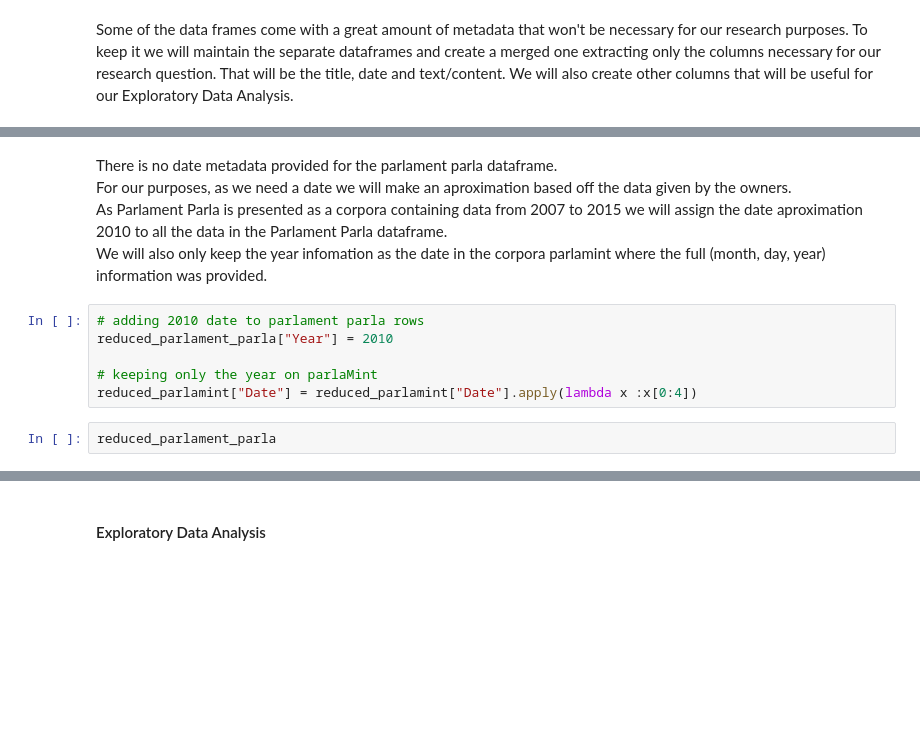
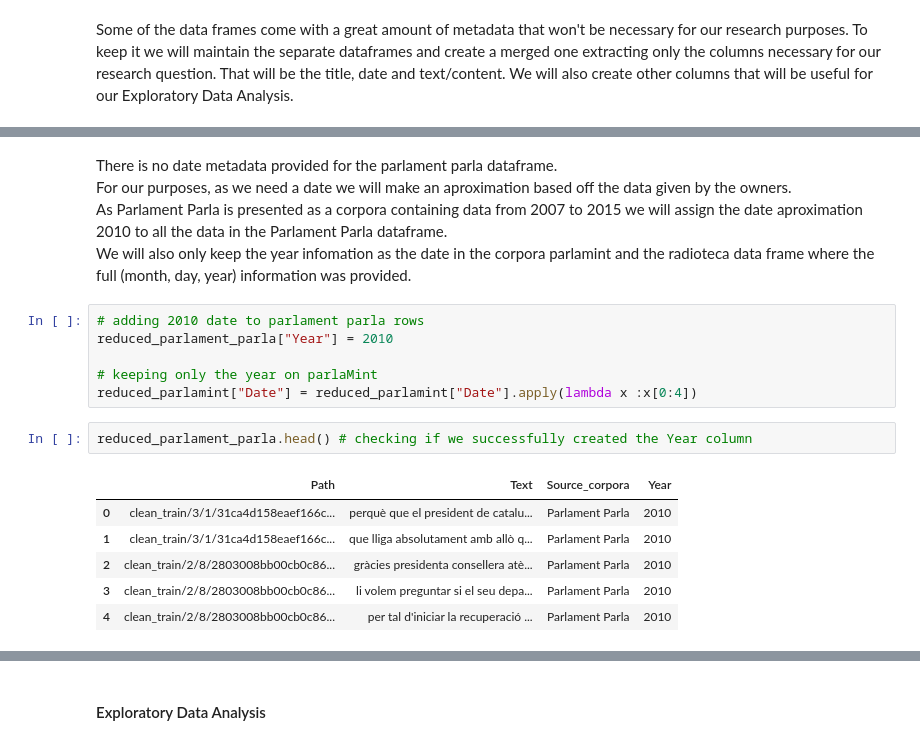
Before and after one commit to Data-Science-for-Linguists-2025/Linguistic-Markers-Catalan-Substitution, a Jupyter notebook: Data-Parsing-Exploratory-Analysis.ipynb, the cells around one changed output, grey strips where cells are left out. Cells and saved outputs as stored; diff of their text form; blank space fills up the shorter version.

```diff
--- a/Data-Parsing-Exploratory-Analysis.ipynb
+++ b/Data-Parsing-Exploratory-Analysis.ipynb
@@ -864,7 +881,7 @@ reduced_parlament_parla.head()
 There is no date metadata provided for the parlament parla dataframe.\
 For our purposes, as we need a date we will make an aproximation based off the data given by the owners.\
 As Parlament Parla is presented as a corpora containing data from 2007 to 2015 we will assign the date aproximation 2010 to all the data in the Parlament Parla dataframe.\
-We will also only keep the year infomation as the date in the corpora parlamint where the full (month, day, year) information was provided.
+We will also only keep the year infomation as the date in the corpora parlamint and the radioteca data frame where the full (month, day, year) information was provided.
 # %%
 # adding 2010 date to parlament parla rows
 reduced_parlament_parla["Year"] = 2010
@@ -872,4 +889,11 @@ reduced_parlament_parla["Year"] = 2010
 # keeping only the year on parlaMint
 reduced_parlamint["Date"] = reduced_parlamint["Date"].apply(lambda x :x[0:4])
 # %%
-reduced_parlament_parla
+reduced_parlament_parla.head() # checking if we successfully created the Year column
+# %% [output]
+|  | Path | Text | Source_corpora | Year |
+| 0 | clean_train/3/1/31ca4d158eaef166c... | perquè que el president de catalu... | Parlament Parla | 2010 |
+| 1 | clean_train/3/1/31ca4d158eaef166c... | que lliga absolutament amb allò q... | Parlament Parla | 2010 |
+| 2 | clean_train/2/8/2803008bb00cb0c86... | gràcies presidenta consellera atè... | Parlament Parla | 2010 |
+| 3 | clean_train/2/8/2803008bb00cb0c86... | li volem preguntar si el seu depa... | Parlament Parla | 2010 |
+| 4 | clean_train/2/8/2803008bb00cb0c86... | per tal d'iniciar la recuperació ... | Parlament Parla | 2010 |
```
Also changed, not shown: parts of 26 cells of this notebook.
